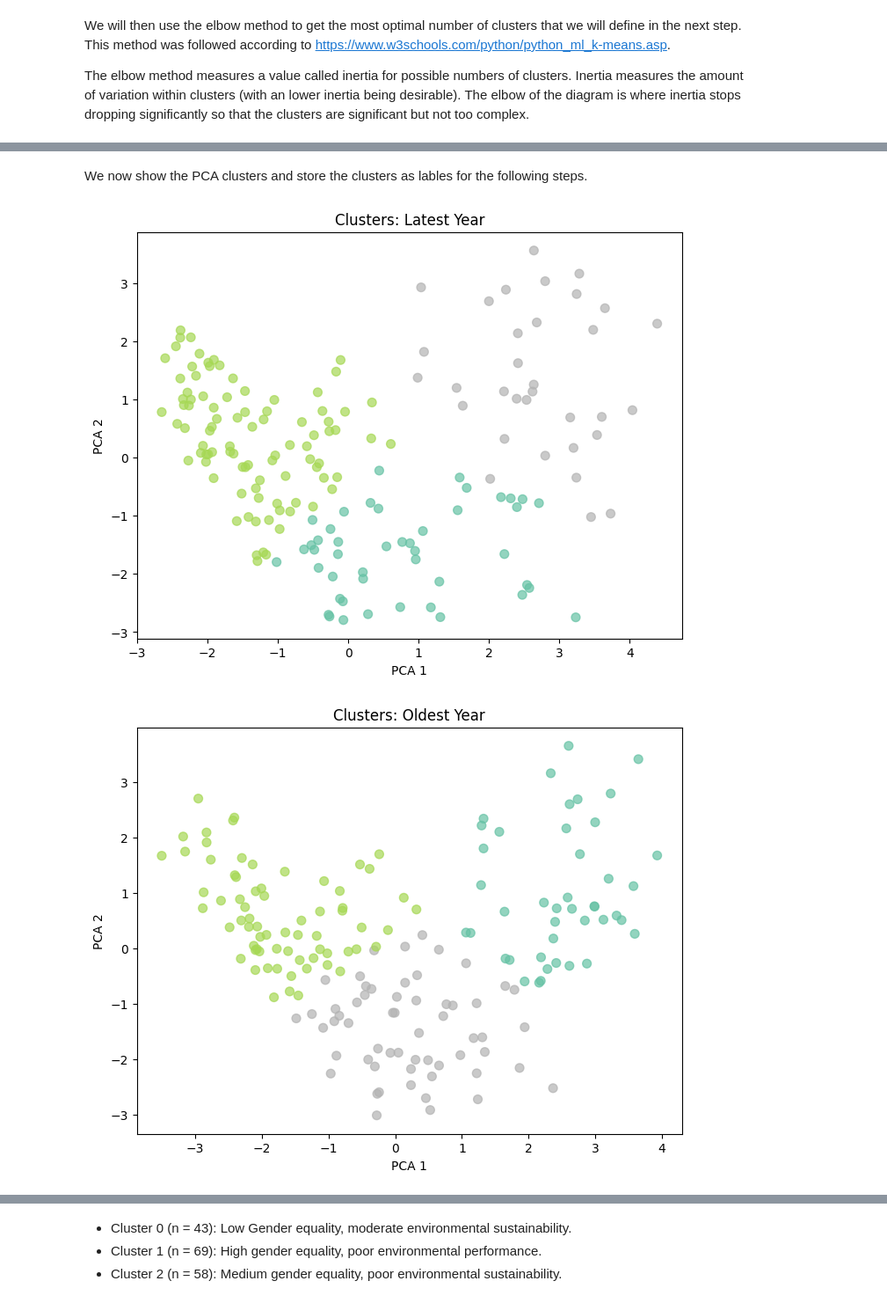
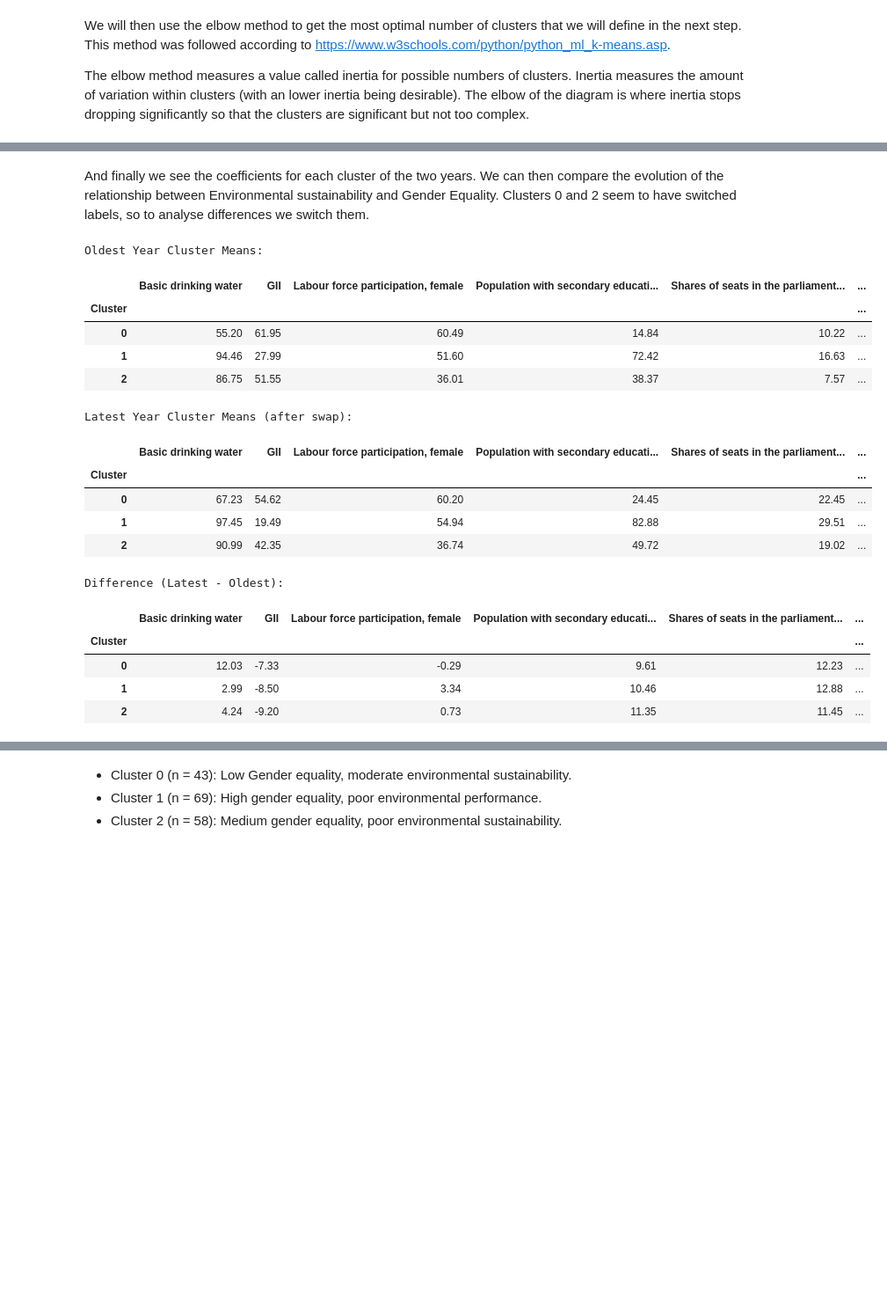
Before and after one commit to lukavicius/Gender-Equality-and-Sustainability, a Jupyter notebook: Project.ipynb, the cells around one changed output, grey strips where cells are left out. Shown at 88% size. Drawn from its saved outputs; the diff is of its cells as text; code cells hidden in the pictures; blank space fills up the shorter version.

Commit message:
ML after merge

```diff
--- a/Project.ipynb
+++ b/Project.ipynb
@@ -1041,8 +982,67 @@ def cluster_and_plot(df, n_clusters=3, title='Clusters'):
+# %%
+def cluster_kmeans(df, n_clusters=3, title='Clusters'):
+    # scaling data
+    scaler = StandardScaler()
+    X_scaled = scaler.fit_transform(df)
+
+    #kmeans clustering
+    kmeans = KMeans(n_clusters=n_clusters, random_state=42)
+    labels = kmeans.fit_predict(X_scaled)
+
+    #pca for visualisation
+    pca = PCA(n_components=2)
+    X_pca = pca.fit_transform(X_scaled)
+
+    return labels
+
+latest_labels = cluster_kmeans(latest, n_clusters=3, title='Clusters: Latest Year')
+oldest_labels = cluster_kmeans(oldest, n_clusters=3, title='Clusters: Oldest Year')
 # %% [markdown]
-We now show the PCA clusters and store the clusters as lables for the following steps.
+And finally we see the coefficients for each cluster of the two years. We can then compare the evolution of the relationship between Environmental sustainability and Gender Equality. Clusters 0 and 2 seem to have switched labels, so to analyse differences we switch them.
 # %%
-latest_labels = cluster_and_plot(latest, n_clusters=3, title='Clusters: Latest Year')
-oldest_labels = cluster_and_plot(oldest, n_clusters=3, title='Clusters: Oldest Year')
+oldest['Cluster'] = oldest_labels
+latest['Cluster'] = latest_labels
+
+oldest['Cluster'] = oldest['Cluster'].astype(int)
+latest['Cluster'] = latest['Cluster'].astype(int)
+
+numeric_cols = oldest.select_dtypes(include='number').columns[:-1] #deleting cluster column
+
+# calculating the mean for each indicator per cluster
+oldest_means = oldest.groupby('Cluster')[numeric_cols].mean().round(2)
+
+# switching clusters in latest year
+latest_means = latest.groupby('Cluster')[numeric_cols].mean().round(2)
+latest['Cluster'] = latest['Cluster'].replace({0: 2, 2: 0, 0: 2})
+latest['Cluster'] = latest['Cluster'].astype(int)
+latest_means = latest.groupby('Cluster')[numeric_cols].mean().round(2)
+diff = (latest_means - oldest_means).round(2)
+
+# displaying tables
+print("Oldest Year Cluster Means:")
+display(oldest_means)
+
+print("Latest Year Cluster Means (after swap):")
+display(latest_means)
+
+print("Difference (Latest - Oldest):")
+display(diff)
 # %% [output]
-[figure, removed]
-[figure, removed]
+Oldest Year Cluster Means:
+|  | Basic drinking water | GII | Labour force participation, female | Population with secondary educati... | Shares of seats in the parliament... | ... |
+| Cluster |  |  |  |  |  | ... |
+| 0 | 55.20 | 61.95 | 60.49 | 14.84 | 10.22 | ... |
+| 1 | 94.46 | 27.99 | 51.60 | 72.42 | 16.63 | ... |
+| 2 | 86.75 | 51.55 | 36.01 | 38.37 | 7.57 | ... |
+Latest Year Cluster Means (after swap):
+|  | Basic drinking water | GII | Labour force participation, female | Population with secondary educati... | Shares of seats in the parliament... | ... |
+| Cluster |  |  |  |  |  | ... |
+| 0 | 67.23 | 54.62 | 60.20 | 24.45 | 22.45 | ... |
+| 1 | 97.45 | 19.49 | 54.94 | 82.88 | 29.51 | ... |
+| 2 | 90.99 | 42.35 | 36.74 | 49.72 | 19.02 | ... |
+Difference (Latest - Oldest):
+|  | Basic drinking water | GII | Labour force participation, female | Population with secondary educati... | Shares of seats in the parliament... | ... |
+| Cluster |  |  |  |  |  | ... |
+| 0 | 12.03 | -7.33 | -0.29 | 9.61 | 12.23 | ... |
+| 1 | 2.99 | -8.50 | 3.34 | 10.46 | 12.88 | ... |
+| 2 | 4.24 | -9.20 | 0.73 | 11.35 | 11.45 | ... |
```
Also changed, not shown: parts of 23 cells of this notebook.
